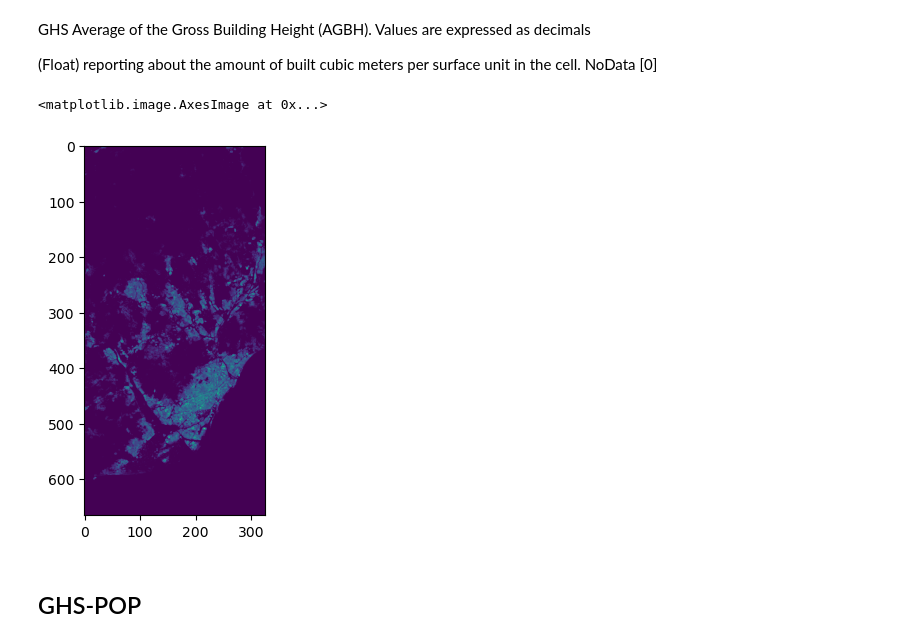
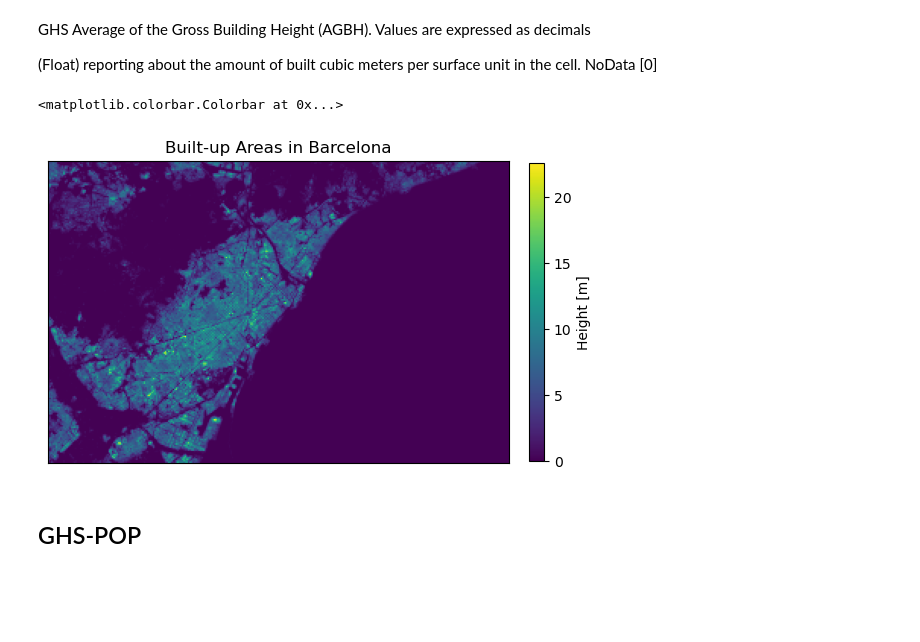
Before and after one commit to ECMWFCode4Earth/cams_downscaling, a Jupyter notebook: data/preprocess/data_viewer.ipynb, the cells around one changed output. Cells and saved outputs as stored; diff of their text form; code cells hidden in the pictures; blank space fills up the shorter version.

```diff
--- a/data/preprocess/data_viewer.ipynb
+++ b/data/preprocess/data_viewer.ipynb
@@ -240,14 +249,23 @@ GHS Average of the Gross Building Height (AGBH). Values are expressed as decimal
 
 (Float) reporting about the amount of built cubic meters per surface unit in the cell.
 NoData [0]
-# %%
-input_f = BASE_PATH / 'ghs_built_h' / 'GHS_BUILT_H_AGBH_E2018_GLOBE_R2023A_54009_100_V1_0.tif'
-
-data, transform, crs = get_barcelona(input_f)
-plt.imshow(data)
-# %% [output]
-<matplotlib.image.AxesImage at 0x...>
-[figure, removed]
+# %%
+input_f = BASE_PATH / 'ghs_built_h' / 'GHS_BUILT_H_AGBH_E2018_GLOBE_R2023A_54009_100_V1_0.tif'
+
+data, transform, crs = get_barcelona(input_f, {
+    "min_lat": 41.3147,
+    "min_lon": 2.028,
+    "max_lat": 41.494,
+    "max_lon": 2.395
+})
+plt.imshow(data)
+plt.xticks([])
+plt.yticks([])
+plt.title("Built-up Areas in Barcelona")
+plt.colorbar(fraction=0.03, pad=0.04, label="Height [m]")
+# %% [output]
+<matplotlib.colorbar.Colorbar at 0x...>
+[figure, added]
 # %%
 del data, transform, crs
 # %% [markdown]
```
Also changed, not shown: parts of 3 cells of this notebook, 17 other files.
